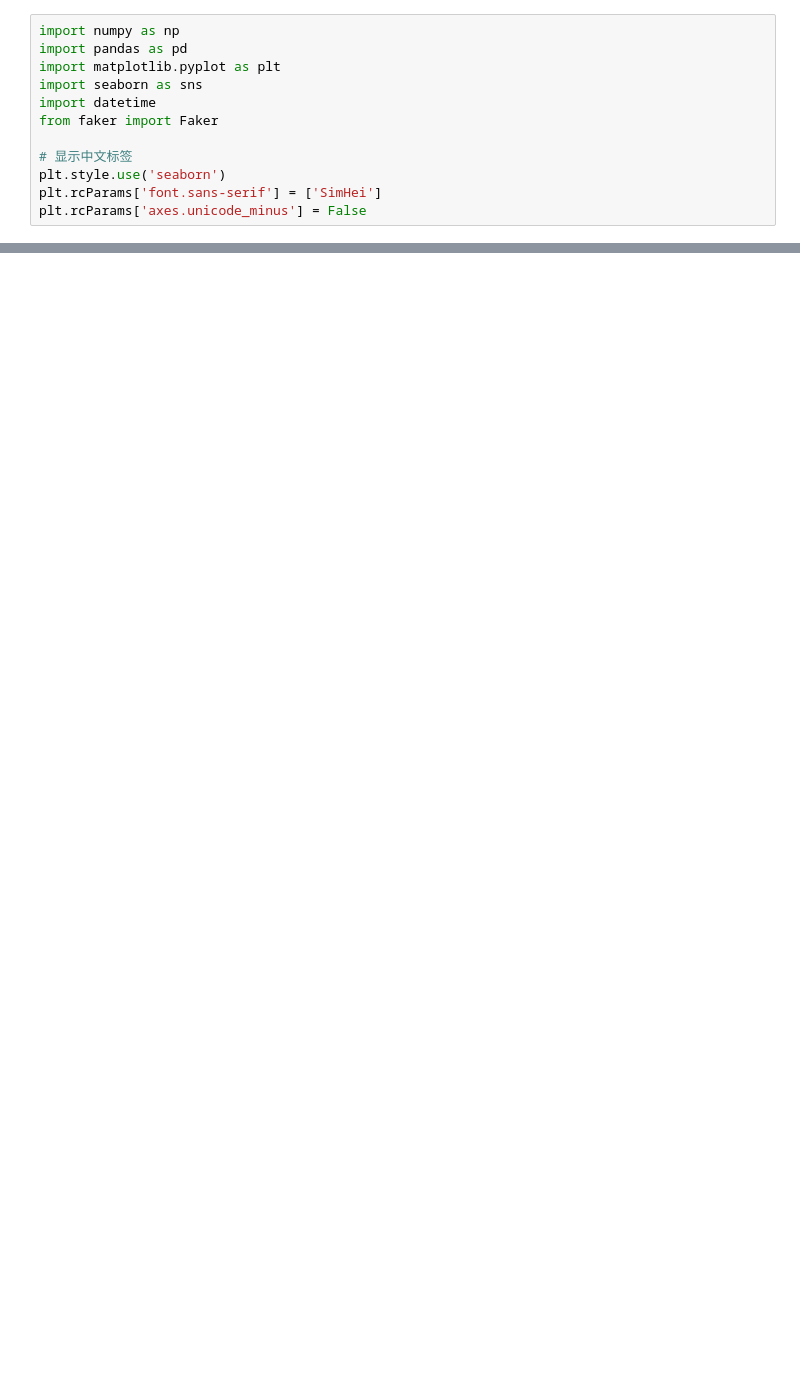
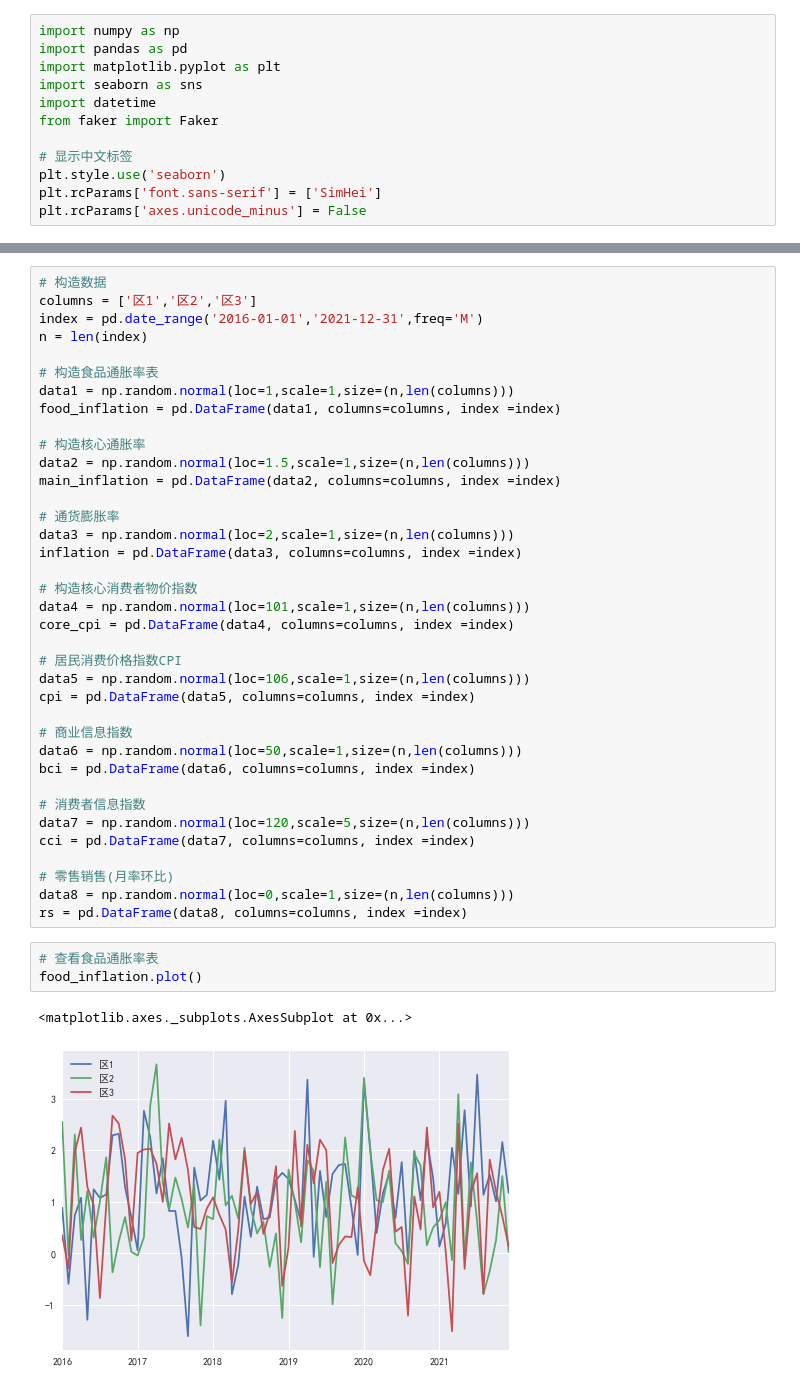
Before and after one commit to MooTong123/notebook, a Jupyter notebook: data_mining/projects/智慧政法大数据项目/智慧政法项目案例.ipynb, the cells around one changed output, grey strips where cells are left out. Cells and saved outputs as stored; diff of their text form; blank space fills up the shorter version.

```diff
--- a/data_mining/projects/智慧政法大数据项目/智慧政法项目案例.ipynb
+++ b/data_mining/projects/智慧政法大数据项目/智慧政法项目案例.ipynb
@@ -31,0 +85,43 @@ plt.rcParams['axes.unicode_minus'] = False
+# %%
+# 构造数据
+columns = ['区1','区2','区3']
+index = pd.date_range('2016-01-01','2021-12-31',freq='M')
+n = len(index)
+
+# 构造食品通胀率表
+data1 = np.random.normal(loc=1,scale=1,size=(n,len(columns)))
+food_inflation = pd.DataFrame(data1, columns=columns, index =index)
+
+# 构造核心通胀率
+data2 = np.random.normal(loc=1.5,scale=1,size=(n,len(columns)))
+main_inflation = pd.DataFrame(data2, columns=columns, index =index)
+
+# 通货膨胀率
+data3 = np.random.normal(loc=2,scale=1,size=(n,len(columns)))
+inflation = pd.DataFrame(data3, columns=columns, index =index)
+
+# 构造核心消费者物价指数
+data4 = np.random.normal(loc=101,scale=1,size=(n,len(columns)))
+core_cpi = pd.DataFrame(data4, columns=columns, index =index)
+
+# 居民消费价格指数CPI
+data5 = np.random.normal(loc=106,scale=1,size=(n,len(columns)))
+cpi = pd.DataFrame(data5, columns=columns, index =index)
+
+# 商业信息指数
+data6 = np.random.normal(loc=50,scale=1,size=(n,len(columns)))
+bci = pd.DataFrame(data6, columns=columns, index =index)
+
+# 消费者信息指数
+data7 = np.random.normal(loc=120,scale=5,size=(n,len(columns)))
+cci = pd.DataFrame(data7, columns=columns, index =index)
+
+# 零售销售(月率环比)
+data8 = np.random.normal(loc=0,scale=1,size=(n,len(columns)))
+rs = pd.DataFrame(data8, columns=columns, index =index)
+# %%
+# 查看食品通胀率表
+food_inflation.plot()
+# %% [output]
+<matplotlib.axes._subplots.AxesSubplot at 0x...>
+[figure, added]
```
Also changed, not shown: parts of 23 cells of this notebook, 6 other files.
